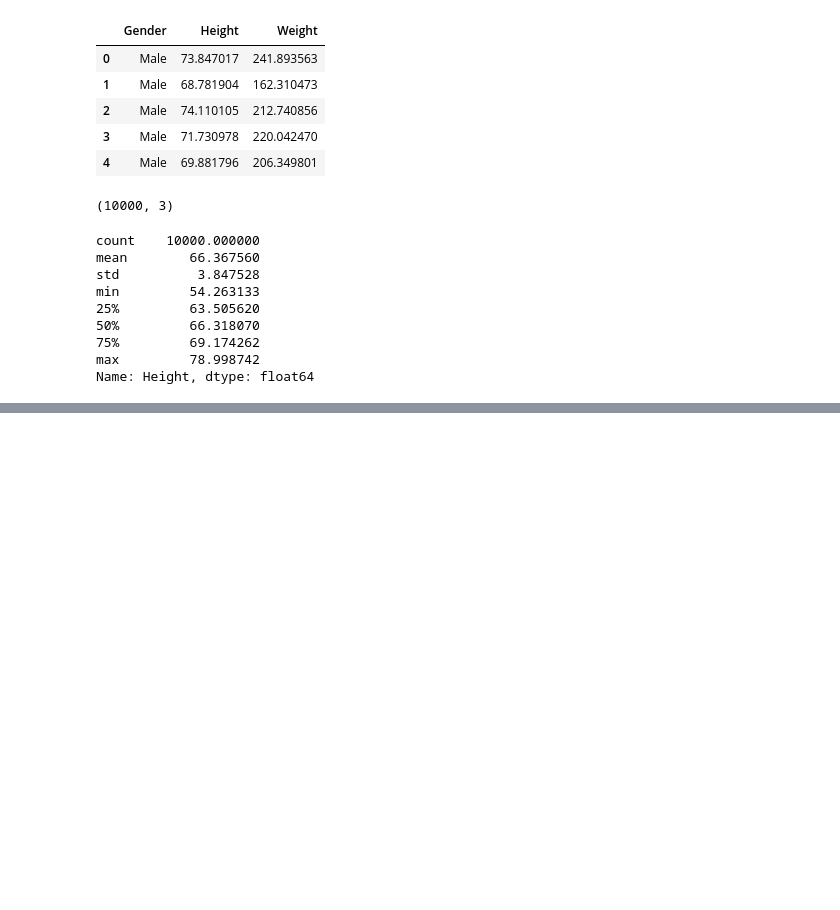
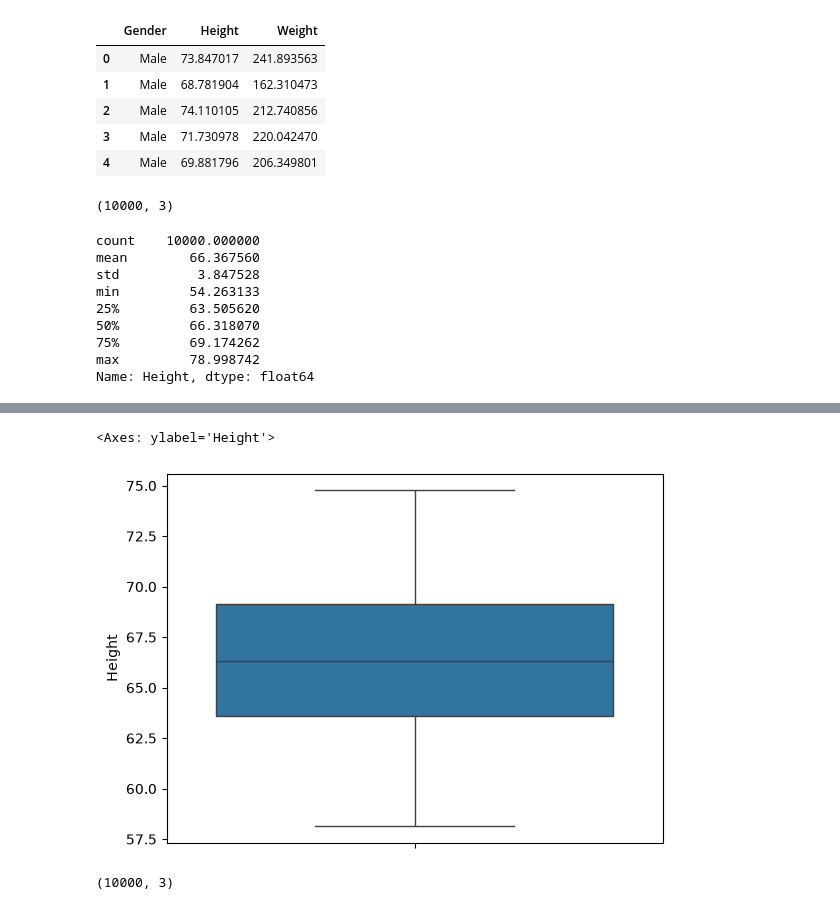
Before and after one commit to sania-commits/MACHINE-LEARNING-PROJECTS, a Jupyter notebook: ML_Basics/Outlier_Detection/Outlier_detection_using_percentile.ipynb, the cells around one changed output, grey strips where cells are left out. Drawn from its saved outputs; the diff is of its cells as text; code cells hidden in the pictures; blank space fills up the shorter version.

```diff
--- a/ML_Basics/Outlier_Detection/Outlier_detection_using_percentile.ipynb
+++ b/ML_Basics/Outlier_Detection/Outlier_detection_using_percentile.ipynb
@@ -30,0 +131,5 @@ Name: Height, dtype: float64
+# %%
+sns.boxplot(new_df['Height'])
+# %% [output]
+<Axes: ylabel='Height'>
+[figure, added]
@@ -30,0 +143,4 @@ Name: Height, dtype: float64
+# %%
+df.shape
+# %% [output]
+(10000, 3)
```
Also changed, not shown: parts of 17 cells of this notebook, 2 other files.
